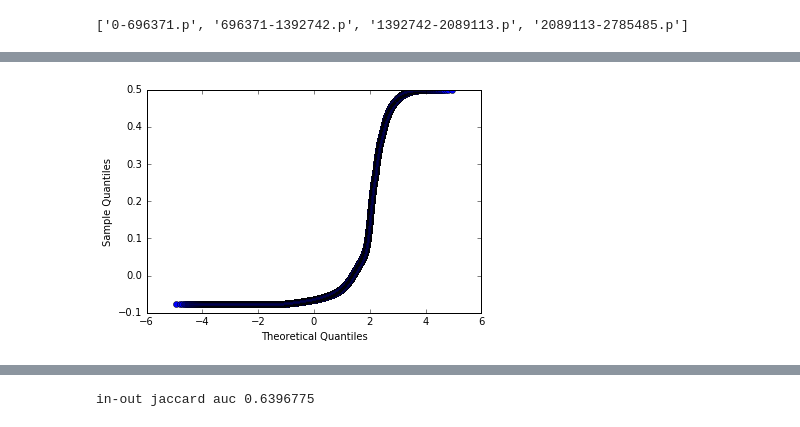
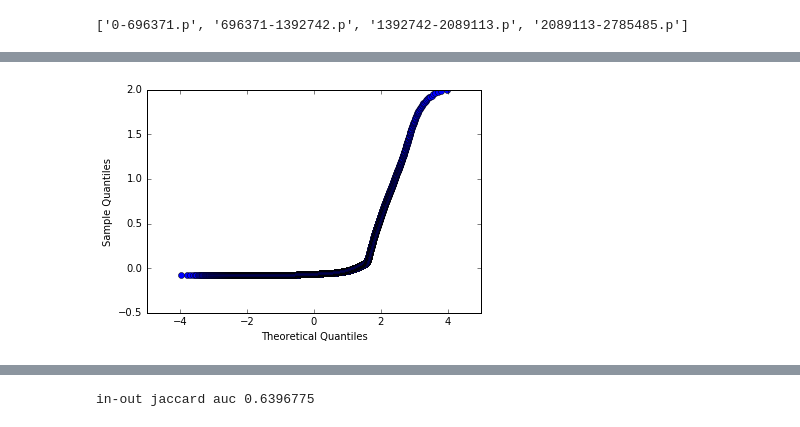
Before and after one commit to PrincetonUniversity/blockchain-detect, a Jupyter notebook: vyf_wmcleve_hw3.ipynb, the cells around one changed output, grey strips where cells are left out. Cells and saved outputs as stored; diff of their text form; code cells hidden in the pictures.

```diff
--- a/vyf_wmcleve_hw3.ipynb
+++ b/vyf_wmcleve_hw3.ipynb
@@ -546,5 +554,0 @@ pass
-# %%
-statsmodels.graphics.gofplots.qqplot(whitened[whitened < 0.5])
-pass
-# %% [output]
-[figure, removed]
@@ -588,0 +555,6 @@ run_auc_grid(prunedNMFprob, makeNMFpruned, grid, 'NMF')
+# %%
+x = whitened[whitened < 2]
+statsmodels.graphics.gofplots.qqplot(x[range(0, len(x), 100)])
+pass
+# %% [output]
+[figure, added]
```
Also changed, not shown: parts of 11 cells of this notebook, 3 other files.
